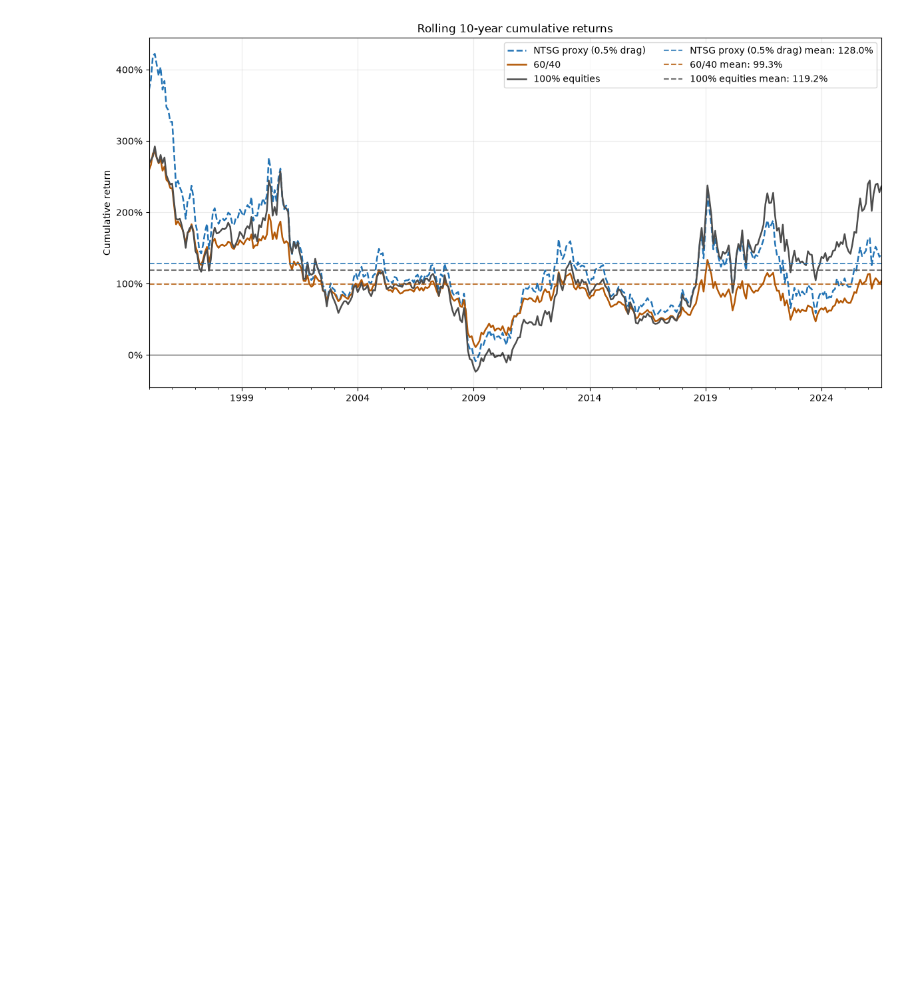
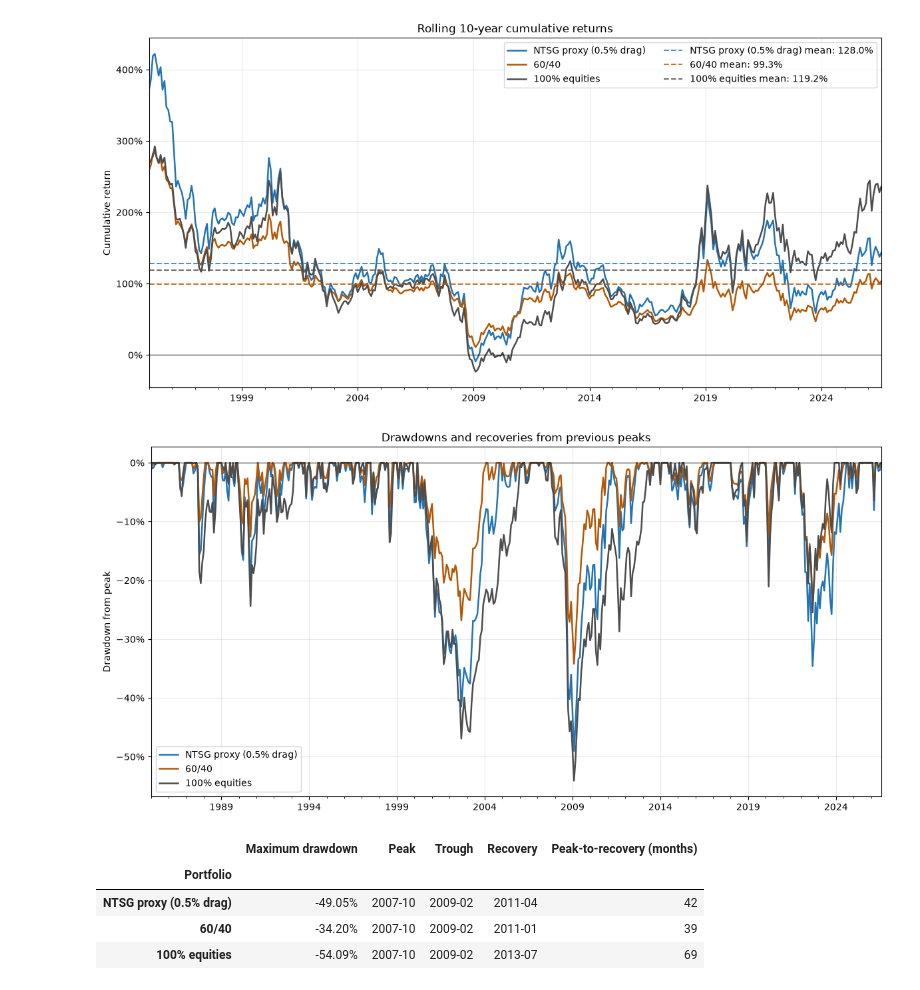
Before and after one commit to giacomomaggiore/financial-analyses, a Jupyter notebook: 03_pareto_superiority_90_60.ipynb, the cells around one changed output. Drawn from its saved outputs; the diff is of its cells as text; code cells hidden in the pictures; blank space fills up the shorter version.

```diff
--- a/03_pareto_superiority_90_60.ipynb
+++ b/03_pareto_superiority_90_60.ipynb
@@ -145,7 +145,7 @@ proxy_colors = {
     "NTSG proxy (1% drag)": "#6baed6",
 }
 portfolio_colors = {**proxy_colors, "60/40": "#b35806", "100% equities": "#4d4d4d"}
-proxy_styles = {"NTSG proxy (0% drag)": "-", "NTSG proxy (0.5% drag)": "--", "NTSG proxy (1% drag)": ":"}
+proxy_styles = {"NTSG proxy (0% drag)": "-", "NTSG proxy (0.5% drag)": "-", "NTSG proxy (1% drag)": "-"}
 plot_returns = pd.DataFrame({
     f"NTSG proxy ({drag:g}% drag)": quarterly_returns(returns, 0.90, 0.60, fund_cost, drag / 100).loc[comparison.index]
     for drag in (0, 0.5, 1)
@@ -306,3 +314,44 @@ for months in (12, 60, 120):
 [figure]
 [figure]
 [figure]
+# %%
+selected_portfolios = ["NTSG proxy (0.5% drag)", "60/40", "100% equities"]
+selected_wealth = wealth_history[selected_portfolios]
+drawdowns = selected_wealth / selected_wealth.cummax() - 1
+
+ax = drawdowns.plot(figsize=(12, 6), linewidth=1.8,
+                    color=[portfolio_colors[column] for column in selected_portfolios])
+ax.axhline(0, color="black", linewidth=1, alpha=0.6)
+ax.set_title("Drawdowns and recoveries from previous peaks")
+ax.set_xlabel("")
+ax.set_ylabel("Drawdown from peak")
+ax.yaxis.set_major_formatter(PercentFormatter(1))
+ax.grid(alpha=0.25)
+plt.tight_layout()
+plt.show()
+
+recovery_rows = []
+for column in selected_portfolios:
+    trough = drawdowns[column].idxmin()
+    peak = selected_wealth.loc[:trough, column].idxmax()
+    recovery = selected_wealth.loc[trough:, column]
+    recovery = recovery[recovery >= selected_wealth.loc[peak, column]]
+    recovery_date = recovery.index[0] if not recovery.empty else None
+    months_to_recover = ((recovery_date.year - peak.year) * 12 + recovery_date.month - peak.month
+                         if recovery_date is not None else None)
+    recovery_rows.append({
+        "Portfolio": column,
+        "Maximum drawdown": f"{drawdowns.loc[trough, column]:.2%}",
+        "Peak": peak.strftime("%Y-%m"),
+        "Trough": trough.strftime("%Y-%m"),
+        "Recovery": recovery_date.strftime("%Y-%m") if recovery_date is not None else "Not recovered",
+        "Peak-to-recovery (months)": months_to_recover,
+    })
+display(pd.DataFrame(recovery_rows).set_index("Portfolio"))
+# %% [output]
+[figure, added]
+|  | Maximum drawdown | Peak | Trough | Recovery | Peak-to-recovery (months) |
+| Portfolio |  |  |  |  |  |
+| NTSG proxy (0.5% drag) | -49.05% | 2007-10 | 2009-02 | 2011-04 | 42 |
+| 60/40 | -34.20% | 2007-10 | 2009-02 | 2011-01 | 39 |
+| 100% equities | -54.09% | 2007-10 | 2009-02 | 2013-07 | 69 |
```
Also changed, not shown: parts of 5 cells of this notebook.
